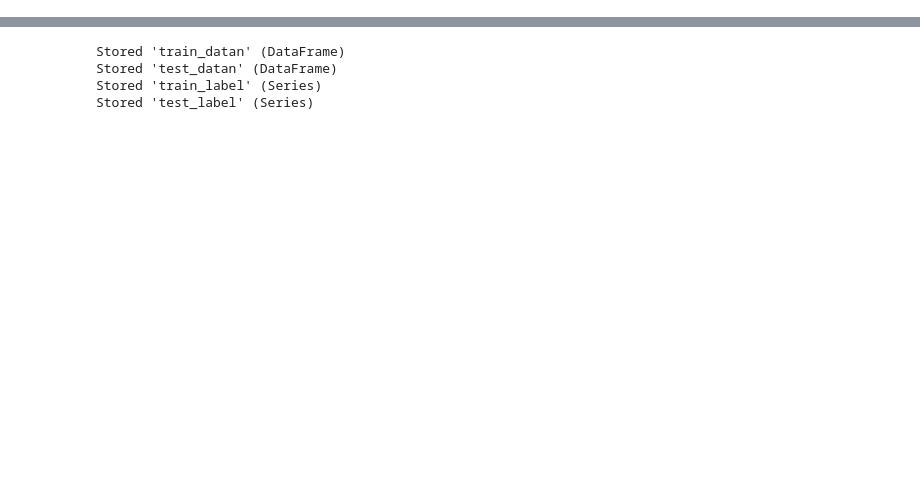
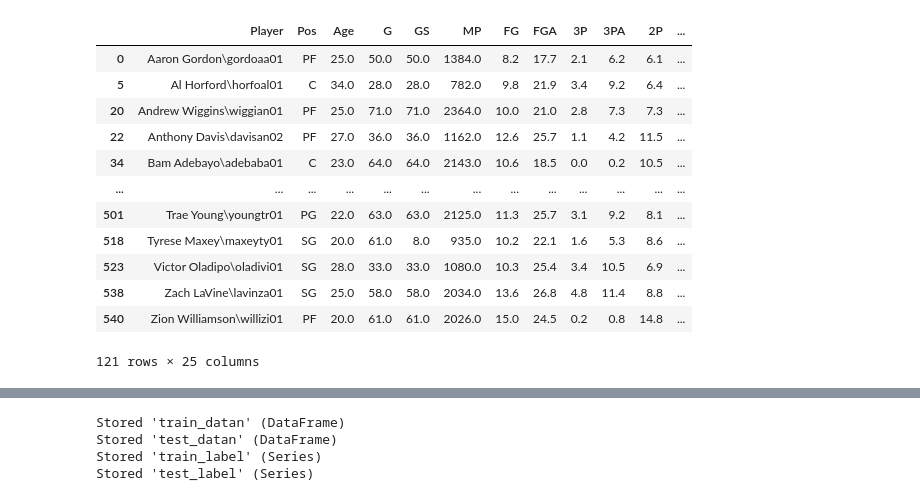
Before and after one commit to ALLEE24/nbamatchups, a Jupyter notebook: Matchup_Generator.ipynb, the cells around one changed output, grey strips where cells are left out. Cells and saved outputs as stored; diff of their text form; code cells hidden in the pictures; blank space fills up the shorter version.

```diff
--- a/Matchup_Generator.ipynb
+++ b/Matchup_Generator.ipynb
@@ -9,4 +25,19 @@ pl = pl.drop(columns = ['Unnamed: 22'])
 # %%
+#Separate good players into a (gp) dataframe
 gp = pl.loc[pl['Better'] == 1].copy()
-#gp
+gp
+# %% [output]
+|  | Player | Pos | Age | G | GS | MP | FG | FGA | 3P | 3PA | 2P | ... |
+| 0 | Aaron Gordon\gordoaa01 | PF | 25.0 | 50.0 | 50.0 | 1384.0 | 8.2 | 17.7 | 2.1 | 6.2 | 6.1 | ... |
+| 5 | Al Horford\horfoal01 | C | 34.0 | 28.0 | 28.0 | 782.0 | 9.8 | 21.9 | 3.4 | 9.2 | 6.4 | ... |
+| 20 | Andrew Wiggins\wiggian01 | PF | 25.0 | 71.0 | 71.0 | 2364.0 | 10.0 | 21.0 | 2.8 | 7.3 | 7.3 | ... |
+| 22 | Anthony Davis\davisan02 | PF | 27.0 | 36.0 | 36.0 | 1162.0 | 12.6 | 25.7 | 1.1 | 4.2 | 11.5 | ... |
+| 34 | Bam Adebayo\adebaba01 | C | 23.0 | 64.0 | 64.0 | 2143.0 | 10.6 | 18.5 | 0.0 | 0.2 | 10.5 | ... |
+| ... | ... | ... | ... | ... | ... | ... | ... | ... | ... | ... | ... | ... |
+| 501 | Trae Young\youngtr01 | PG | 22.0 | 63.0 | 63.0 | 2125.0 | 11.3 | 25.7 | 3.1 | 9.2 | 8.1 | ... |
+| 518 | Tyrese Maxey\maxeyty01 | SG | 20.0 | 61.0 | 8.0 | 935.0 | 10.2 | 22.1 | 1.6 | 5.3 | 8.6 | ... |
+| 523 | Victor Oladipo\oladivi01 | SG | 28.0 | 33.0 | 33.0 | 1080.0 | 10.3 | 25.4 | 3.4 | 10.5 | 6.9 | ... |
+| 538 | Zach LaVine\lavinza01 | SG | 25.0 | 58.0 | 58.0 | 2034.0 | 13.6 | 26.8 | 4.8 | 11.4 | 8.8 | ... |
+| 540 | Zion Williamson\willizi01 | PF | 20.0 | 61.0 | 61.0 | 2026.0 | 15.0 | 24.5 | 0.2 | 0.8 | 14.8 | ... |
+121 rows × 25 columns
 # %%
```
Also changed, not shown: parts of 10 cells of this notebook, 1 other file.
